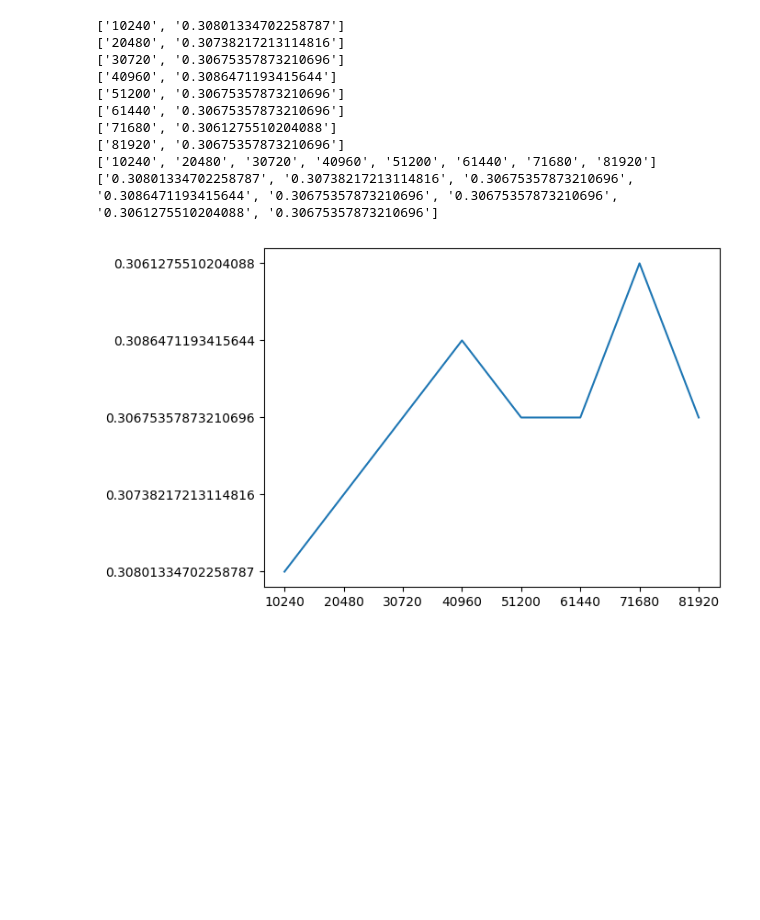
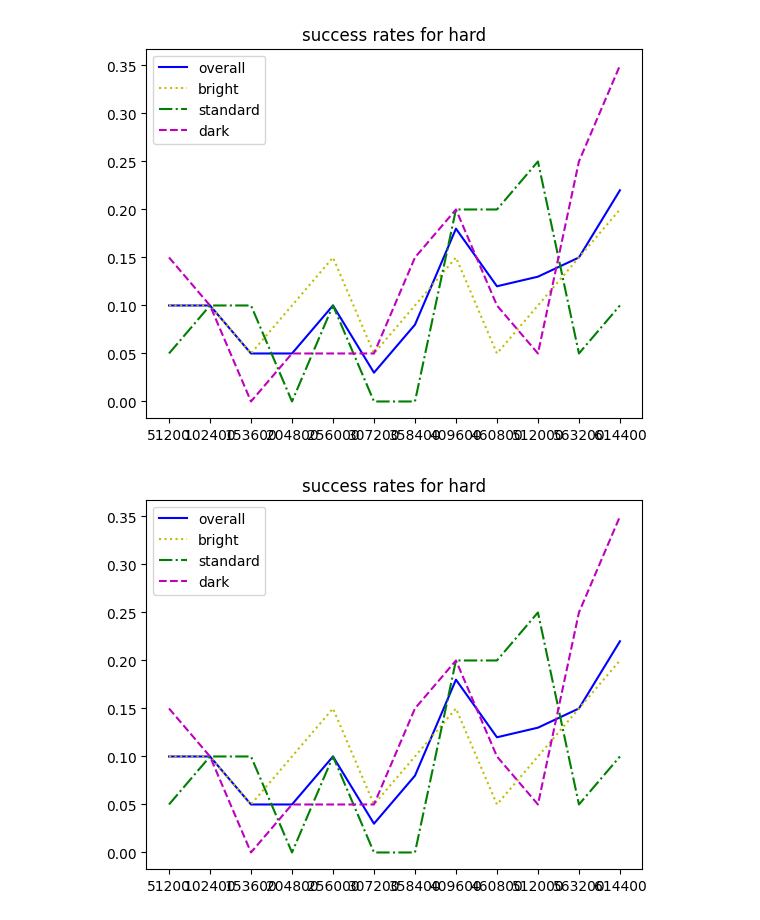
Before and after one commit to geschnee/carsim-rl-cnn, a Jupyter notebook: python/stat_image_notebook.ipynb, the cells around one changed output. Drawn from its saved outputs; the diff is of its cells as text; code cells hidden in the pictures; blank space fills up the shorter version.

```diff
--- a/python/stat_image_notebook.ipynb
+++ b/python/stat_image_notebook.ipynb
@@ -5,57 +5,36 @@ def read_statfile(filename):
     x =[]
     y = []
 
-    with open(filename, newline='') as csvfile:
+    with open(f'{working_dir}/{filename}', newline='') as csvfile:
         reader = csv.reader(csvfile, delimiter=',')
         for row in reader:
-            print(row)
             x.append(row[0])
-            y.append(row[1])
+            y.append(round(float(row[1]), 2))
     return x, y
-# %%
-
-
-x_total, y_total = read_statfile("success_rate_medium_across_light_settings.csv")
-
-x_bright, y_bright = read_statfile("success_rate_medium_light_bright.csv")
-
-x_standard, y_standard = read_statfile("success_rate_medium_light_standard.csv")
-
-x_dark, y_dark = read_statfile("success_rate_medium_light_dark.csv")
-
-
-print(x)
-print(y)
-# %% [output]
-['10240', '0.30801334702258787']
-['20480', '0.30738217213114816']
-['30720', '0.30675357873210696']
-['40960', '0.3086471193415644']
-['51200', '0.30675357873210696']
-['61440', '0.30675357873210696']
-['71680', '0.3061275510204088']
-['81920', '0.30675357873210696']
-['10240', '20480', '30720', '40960', '51200', '61440', '71680', '81920']
-['0.30801334702258787', '0.30738217213114816', '0.30675357873210696', '0.3086471193415644', '0.30675357873210696', '0.30675357873210696', '0.3061275510204088', '0.30675357873210696']
 # %%
 import matplotlib.pyplot as plt
 import numpy as np
 
 def plot_difficulty_lights(difficulty):
 
-    x_total, y_total = read_statfile(f'success_rate_{difficulty}_across_light_settings.csv')
-    x_bright, y_bright = read_statfile(f'success_rate_{difficulty}_light_bright.csv')
-    x_standard, y_standard = read_statfile(f'success_rate_{difficulty}_light_standard.csv')
-    x_dark, y_dark = read_statfile(f'success_rate_{difficulty}_light_dark.csv')
+    x_total, y_total = read_statfile(f'success_{difficulty}_across_light_settings.csv')
+    x_bright, y_bright = read_statfile(f'success_{difficulty}_light_bright.csv')
+    x_standard, y_standard = read_statfile(f'success_{difficulty}_light_standard.csv')
+    x_dark, y_dark = read_statfile(f'success_{difficulty}_light_dark.csv')
 
 
-    plt.plot(x_total , y_total, 'b', label=f'overall')
-    plt.plot(x_bright , y_bright, 'y', label=f'bright')
-    plt.plot(x_standard , y_standard, 'g' label=f'standard')
-    plt.plot(x_dark , y_dark, 'm', label=f'dark')
+    plt.plot(x_total , y_total, linestyle='-', color='b', label=f'overall')
+    plt.plot(x_bright , y_bright, linestyle=':',color='y', label=f'bright')
+    plt.plot(x_standard , y_standard, linestyle='-.',color='g', label=f'standard')
+    plt.plot(x_dark , y_dark, linestyle='--',color='m', label=f'dark')
     plt.title(f'success rates for {difficulty}')
     plt.legend()
+    plt.savefig(f'{working_dir}/{difficulty}_success_rate_comparison.png')
     plt.show()
-    plt.savefig(f'{difficulty}_success_rate_comparison.png')
-# %% [output]
-[figure, removed]
+# %%
+working_dir = "hard_standard_eval"
+
+plot_difficulty_lights(difficulty = "hard")
+# %% [output]
+[figure, added]
+[figure, added]
```
Also changed, not shown: parts of 2 cells of this notebook, 10 other files.
